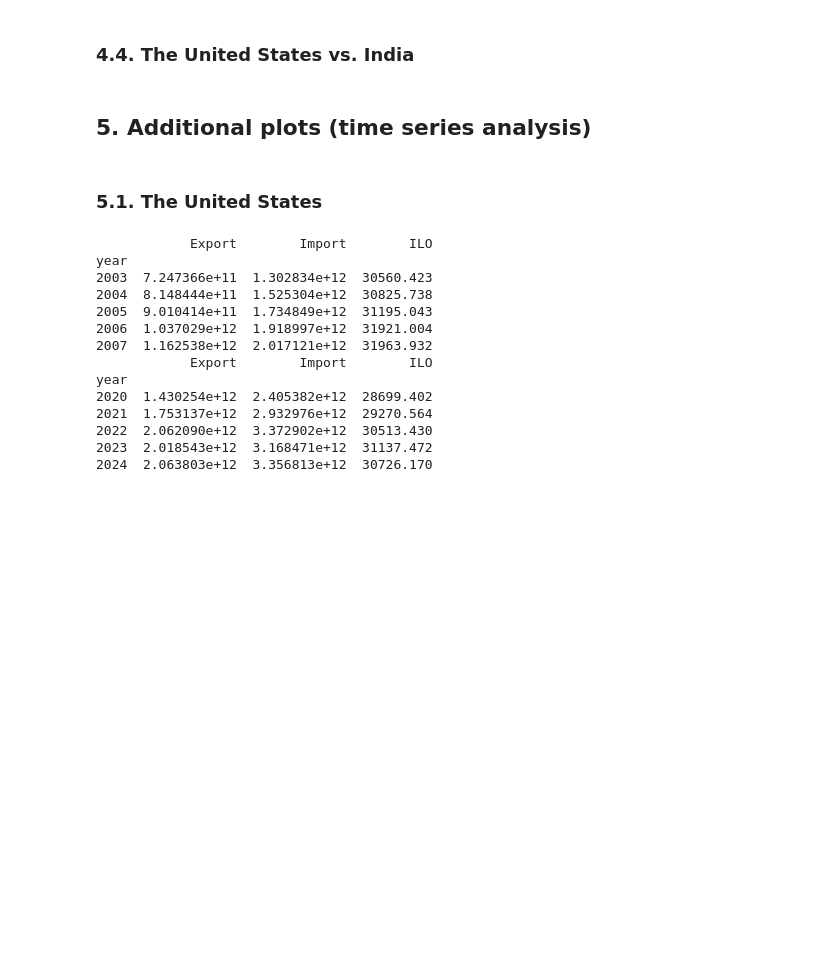
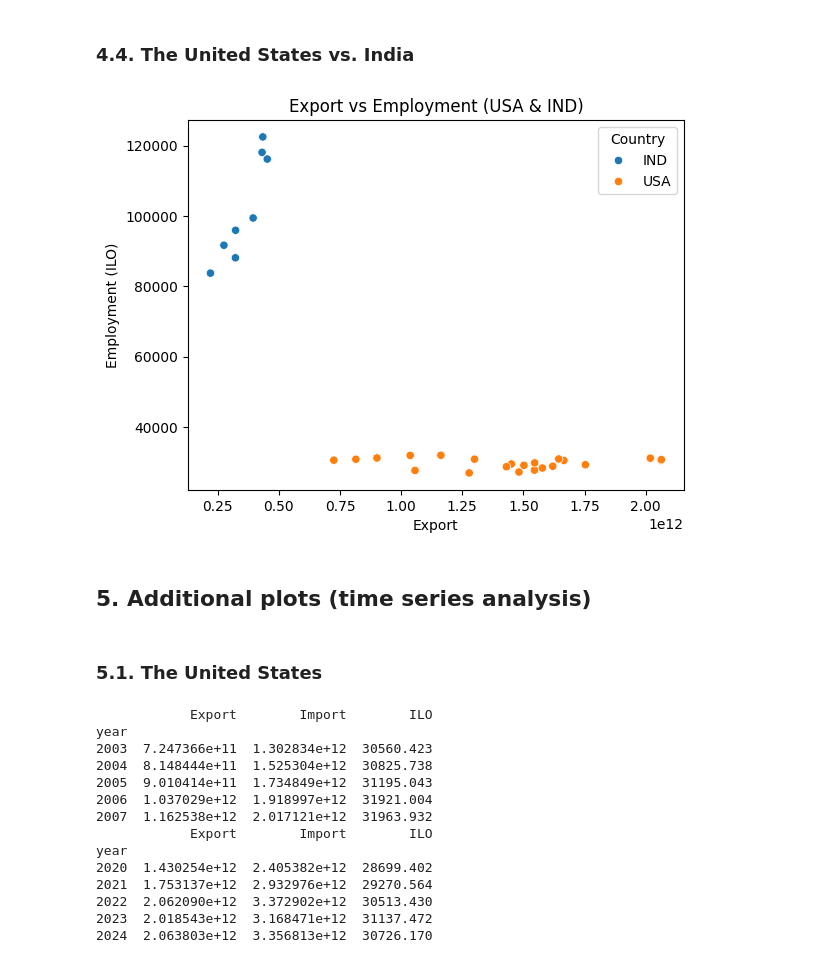
Before and after one commit to Graspp-25-Spring/graspp-25S-trade, a Jupyter notebook: notebooks/final_white_paper.ipynb, the cells around one changed output. Cells and saved outputs as stored; diff of their text form; code cells hidden in the pictures; blank space fills up the shorter version.

```diff
--- a/notebooks/final_white_paper.ipynb
+++ b/notebooks/final_white_paper.ipynb
@@ -70,5 +131,19 @@ Reading merged data from: /Users/nakamurahanako/Documents/GitHub/graspp-25S-trad
 # %% [markdown]
 ### 4.4. The United States vs. India
+# %%
+# USA and India
+df_us_in = df_plot[df_plot['country'].isin(['USA', 'IND'])]
+
+import matplotlib.pyplot as plt
+import seaborn as sns
+sns.scatterplot(data=df_us_in, x='Export', y='ILO', hue='country')
+plt.xlabel('Export')
+plt.ylabel('Employment (ILO)')
+plt.title('Export vs Employment (USA & IND)')
+plt.legend(title='Country')
+plt.show()
+# %% [output]
+[figure, added]
 # %% [markdown]
 ## 5. Additional plots (time series analysis)
 # %% [markdown]
```
Also changed, not shown: parts of 4 cells of this notebook.
